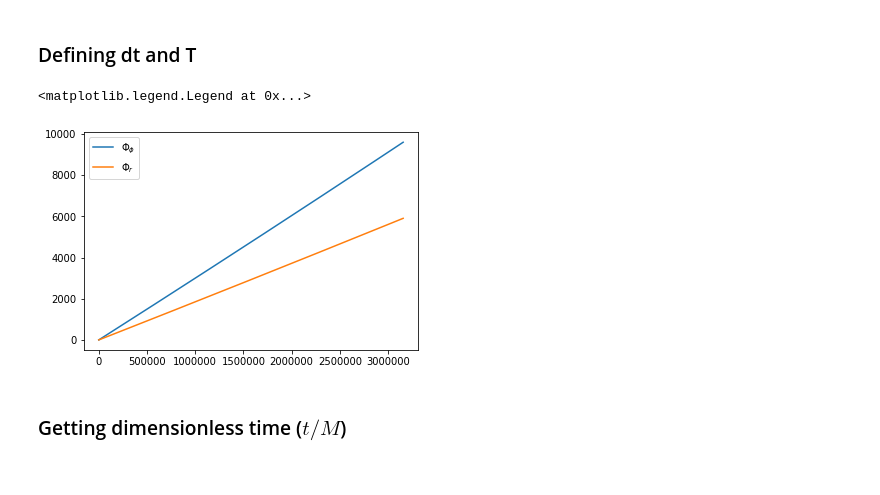
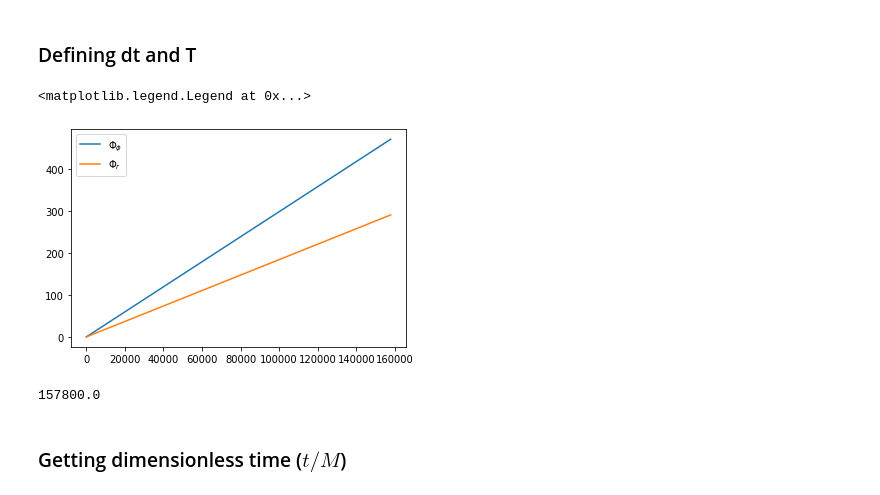
Before and after one commit to BlackHolePerturbationToolkit/FastEMRIWaveforms, a Jupyter notebook: examples/SchwarzschildEccentricWaveform_intro.ipynb, the cells around one changed output. Drawn from its saved outputs; the diff is of its cells as text; code cells hidden in the pictures.

```diff
--- a/examples/SchwarzschildEccentricWaveform_intro.ipynb
+++ b/examples/SchwarzschildEccentricWaveform_intro.ipynb
@@ -308,22 +325,26 @@ t1 max: 999999.0 t2 max: 464407.0
 ### Defining dt and T
 # %%
 dt = 15.0
-T = 0.1 # years
+T = 0.005 # years
 
 # set initial parameters
 M = 1e6
 mu = 1e1
 p0 = 10.0
 e0 = 0.7
 
 t, p, e, Phi_phi, Phi_r, flux = traj(M, mu, p0, e0, dt=dt, T=T, upsample=True)
 
 plt.plot(t, Phi_phi, label=r'$\Phi_\phi$')
 plt.plot(t, Phi_r, label=r'$\Phi_r$')
 plt.legend()
 # %% [output]
 <matplotlib.legend.Legend at 0x...>
-[figure, old version]
+[figure, new version]
+# %%
+t.max()
+# %% [output]
+157800.0
 # %% [markdown]
 ### Getting dimensionless time ($t/M$)
 # %%
```
Also changed, not shown: parts of 10 cells of this notebook, 5 other files.
